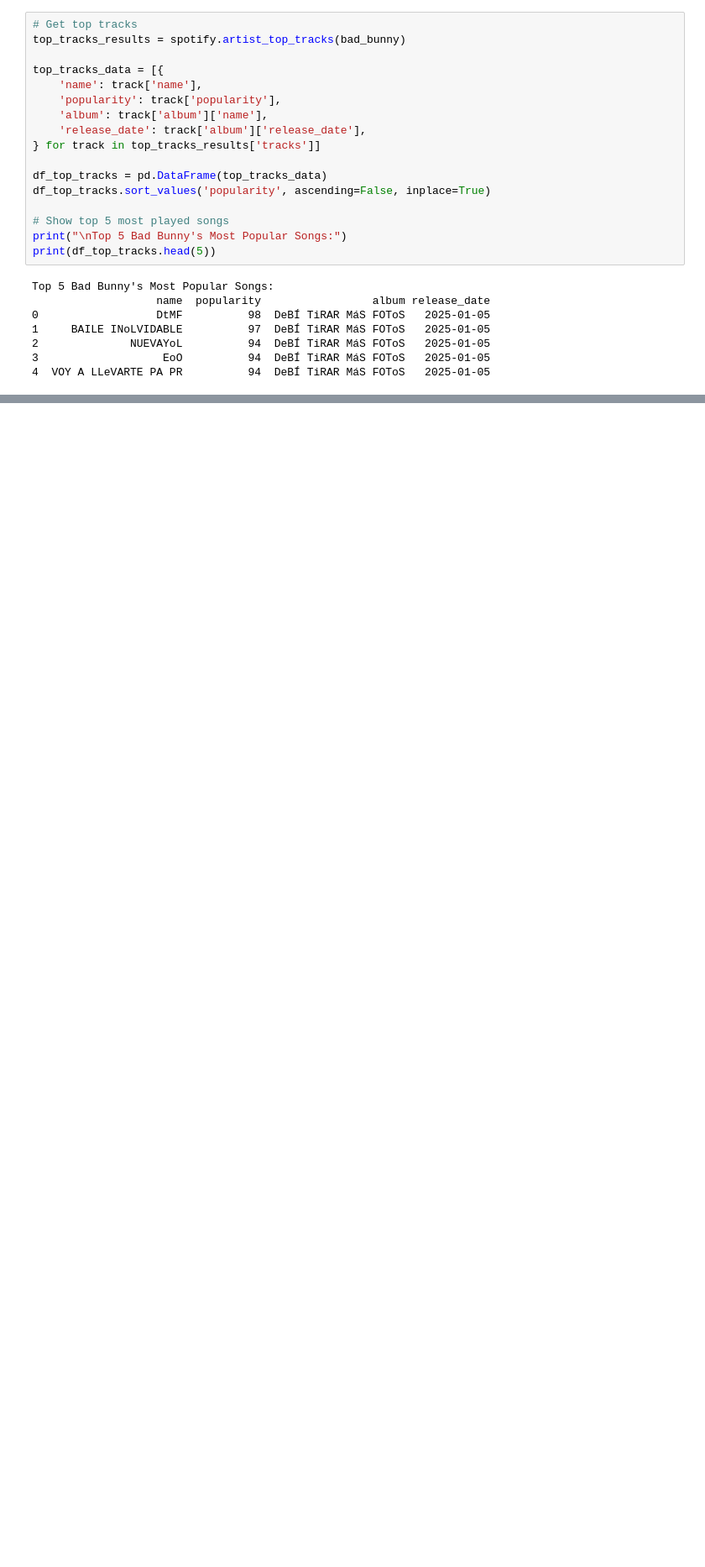
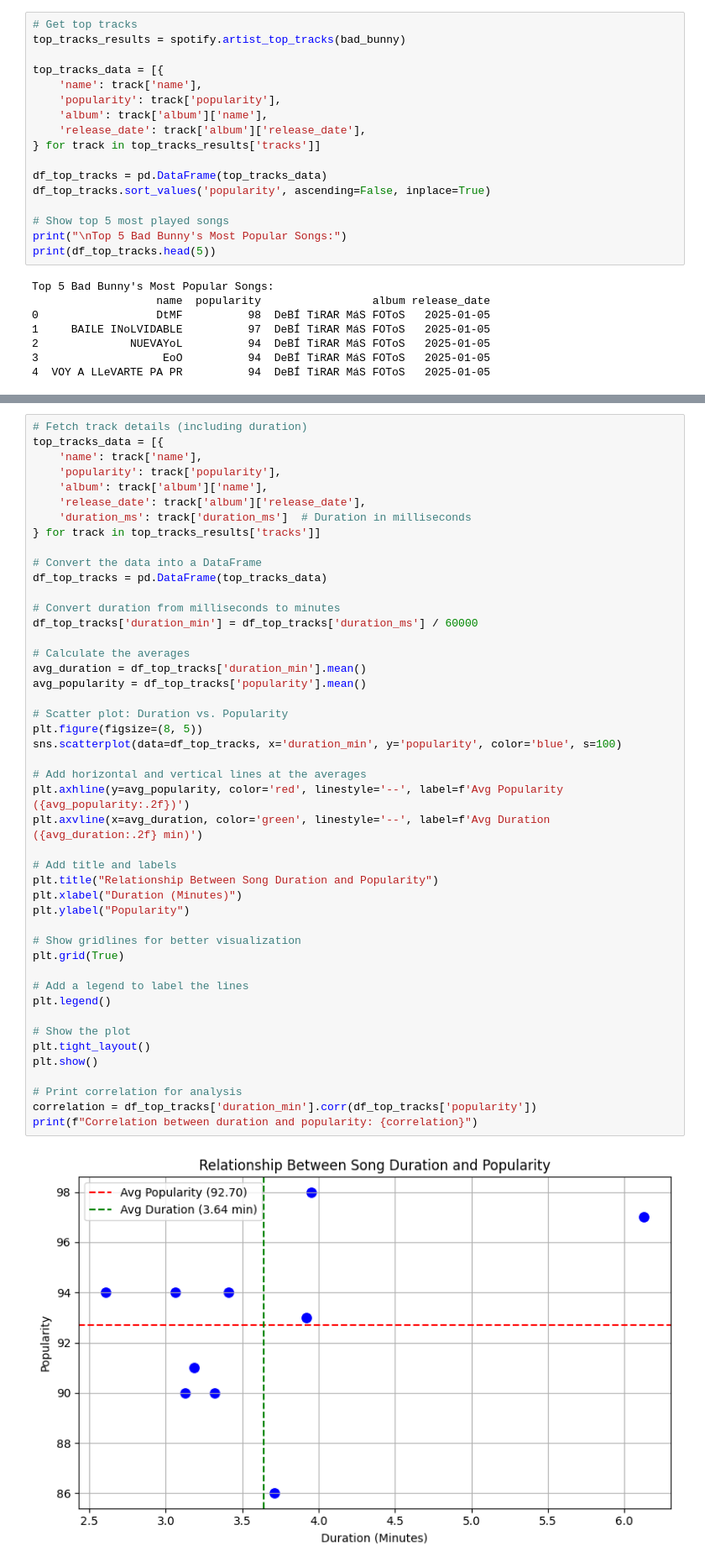
Before and after one commit to felicefb/interacting-with-api-python-project-tutorial, a Jupyter notebook: src/explore.ipynb, the cells around one changed output, grey strips where cells are left out. Shown: that part at 84% size. Cells and saved outputs as stored; diff of their text form; blank space fills up the shorter version.

```diff
--- a/src/explore.ipynb
+++ b/src/explore.ipynb
@@ -73,3 +73,51 @@ plt.tight_layout()
 plt.show()
 # %% [output]
 [figure]
+# %%
+# Fetch track details (including duration)
+top_tracks_data = [{
+    'name': track['name'],
+    'popularity': track['popularity'],
+    'album': track['album']['name'],
+    'release_date': track['album']['release_date'],
+    'duration_ms': track['duration_ms']  # Duration in milliseconds
+} for track in top_tracks_results['tracks']]
+
+# Convert the data into a DataFrame
+df_top_tracks = pd.DataFrame(top_tracks_data)
+
+# Convert duration from milliseconds to minutes
+df_top_tracks['duration_min'] = df_top_tracks['duration_ms'] / 60000
+
+# Calculate the averages
+avg_duration = df_top_tracks['duration_min'].mean()
+avg_popularity = df_top_tracks['popularity'].mean()
+
+# Scatter plot: Duration vs. Popularity
+plt.figure(figsize=(8, 5))
+sns.scatterplot(data=df_top_tracks, x='duration_min', y='popularity', color='blue', s=100)
+
+# Add horizontal and vertical lines at the averages
+plt.axhline(y=avg_popularity, color='red', linestyle='--', label=f'Avg Popularity ({avg_popularity:.2f})')
+plt.axvline(x=avg_duration, color='green', linestyle='--', label=f'Avg Duration ({avg_duration:.2f} min)')
+
+# Add title and labels
+plt.title("Relationship Between Song Duration and Popularity")
+plt.xlabel("Duration (Minutes)")
+plt.ylabel("Popularity")
+
+# Show gridlines for better visualization
+plt.grid(True)
+
+# Add a legend to label the lines
+plt.legend()
+
+# Show the plot
+plt.tight_layout()
+plt.show()
+
+# Print correlation for analysis
+correlation = df_top_tracks['duration_min'].corr(df_top_tracks['popularity'])
+print(f"Correlation between duration and popularity: {correlation}")
+# %% [output]
+[figure, added]
```
Also changed, not shown: parts of 3 cells of this notebook, 1 other file.
